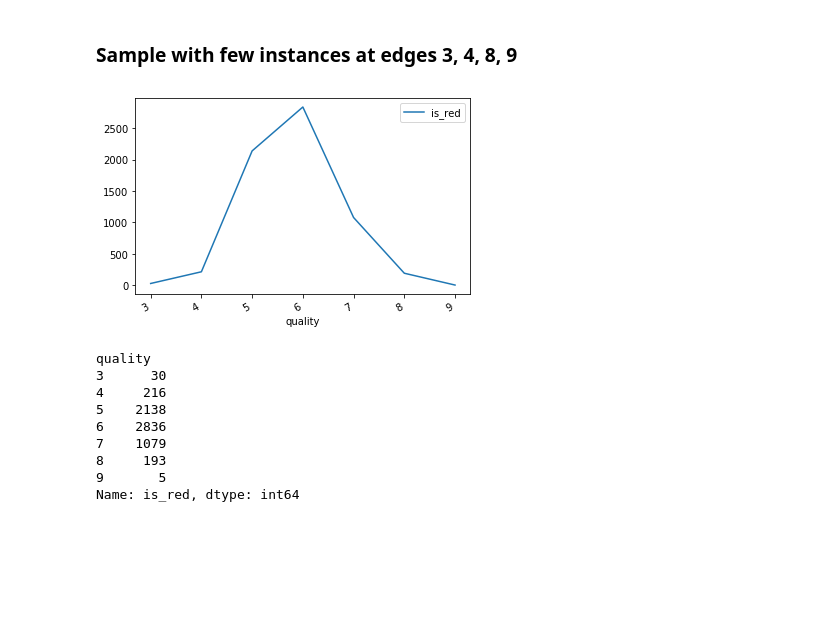
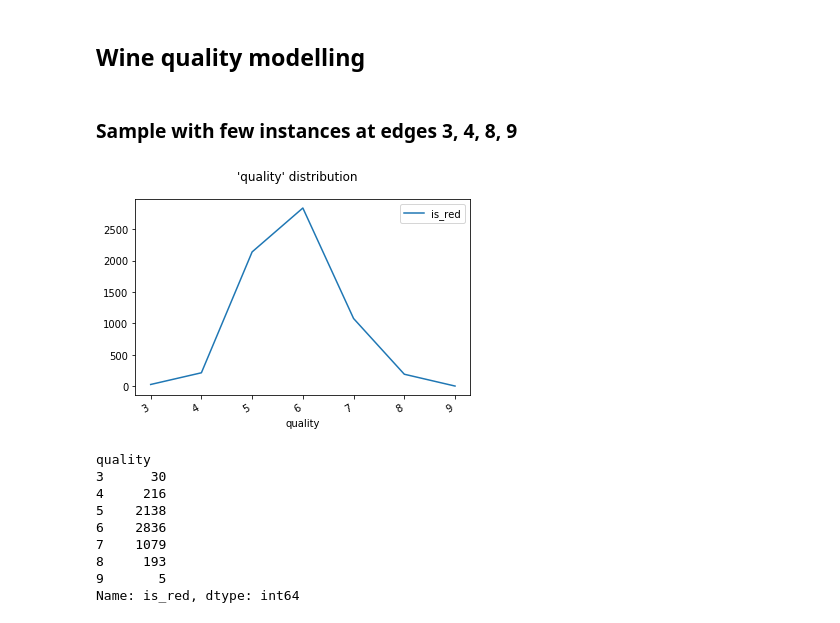
Before and after one commit to nocedan/cognitivo_teste, a Jupyter notebook: wine_quality_modelling.ipynb, the cells around one changed output. Cells and saved outputs as stored; diff of their text form; code cells hidden in the pictures; blank space fills up the shorter version.

```diff
--- a/wine_quality_modelling.ipynb
+++ b/wine_quality_modelling.ipynb
@@ -3,3 +1,5 @@
+# %% [markdown]
+## Wine quality modelling
 # %%
 import pandas as pd
 import numpy as np
@@ -21,10 +18,10 @@ output = 'quality'
 # %% [markdown]
 ### Sample with few instances at edges 3, 4, 8, 9
 # %%
-df[['quality','is_red']].groupby(output).count().plot(subplots =True)
+df[['quality','is_red']].groupby(output).count().plot(subplots =True, title = "'quality' distribution")
 plt.show()
 # %% [output]
-[figure, old version]
+[figure, new version]
 # %%
 # inbalanced sample, to few observations at 3,9
 df.groupby(output).is_red.count()
```
Also changed, not shown: parts of 10 cells of this notebook.
